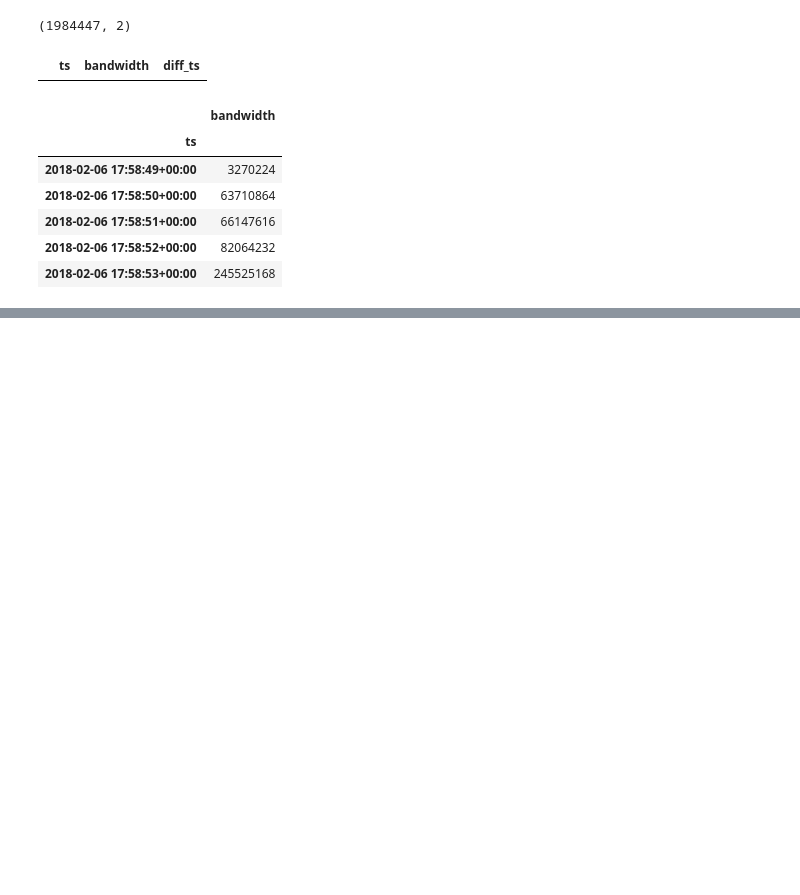
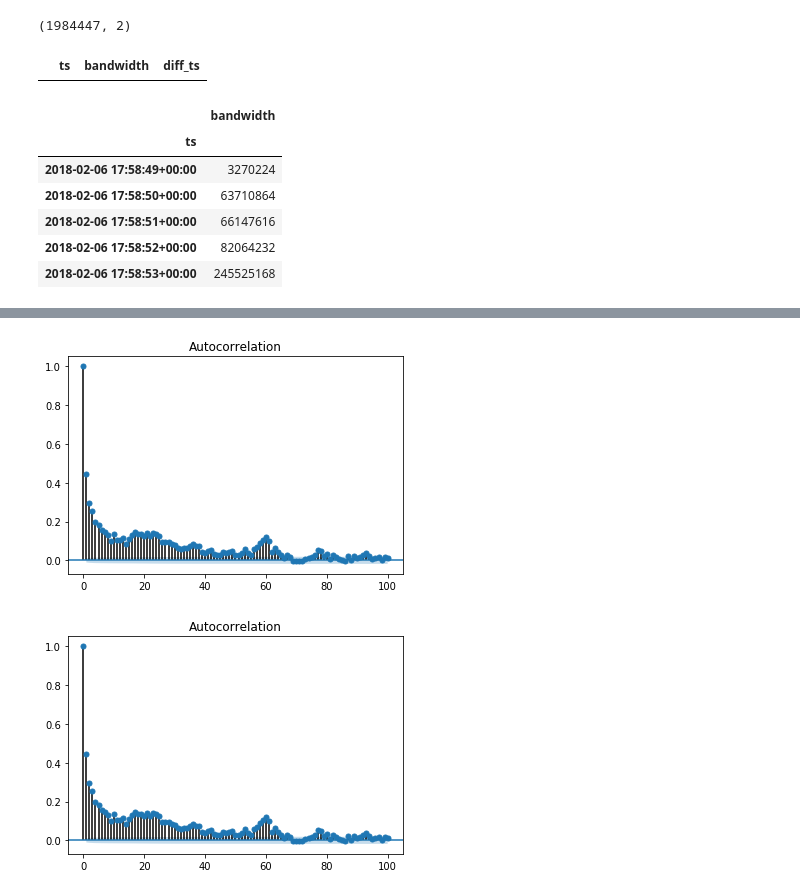
Before and after one commit to w3cube/ds-journey, a Jupyter notebook: project_4/part2/Bandwidth_Analysis_Project.ipynb, the cells around one changed output, grey strips where cells are left out. Saved outputs shown, nothing was run; the diff lists cells and outputs as text; code cells hidden in the pictures; blank space fills up the shorter version.

```diff
--- a/project_4/part2/Bandwidth_Analysis_Project.ipynb
+++ b/project_4/part2/Bandwidth_Analysis_Project.ipynb
@@ -255,0 +306,9 @@ ten_day_mean.plot(ax=ax);
+# %%
+from statsmodels.tsa.stattools import acf
+from statsmodels.graphics.tsaplots import plot_acf
+
+fig,ax = plt.subplots()
+plot_acf(df_bw_one_trading_day.loc[:, 'bandwidth'], lags=100, ax=ax)
+# %% [output]
+[figure, added]
+[figure, added]
```
Also changed, not shown: parts of 61 cells of this notebook, 3 other files.
